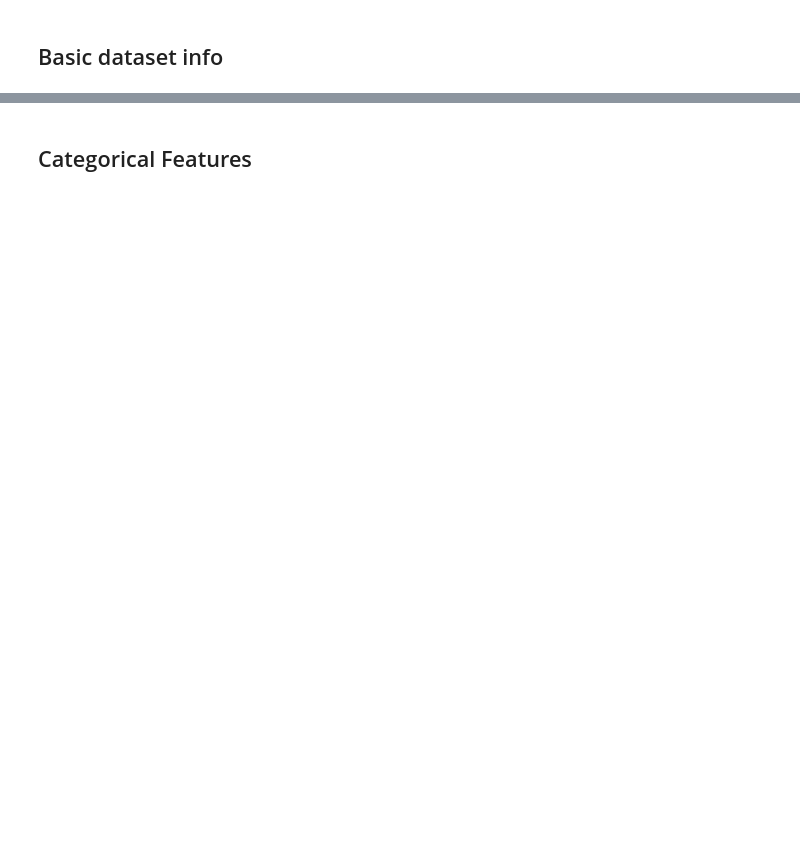
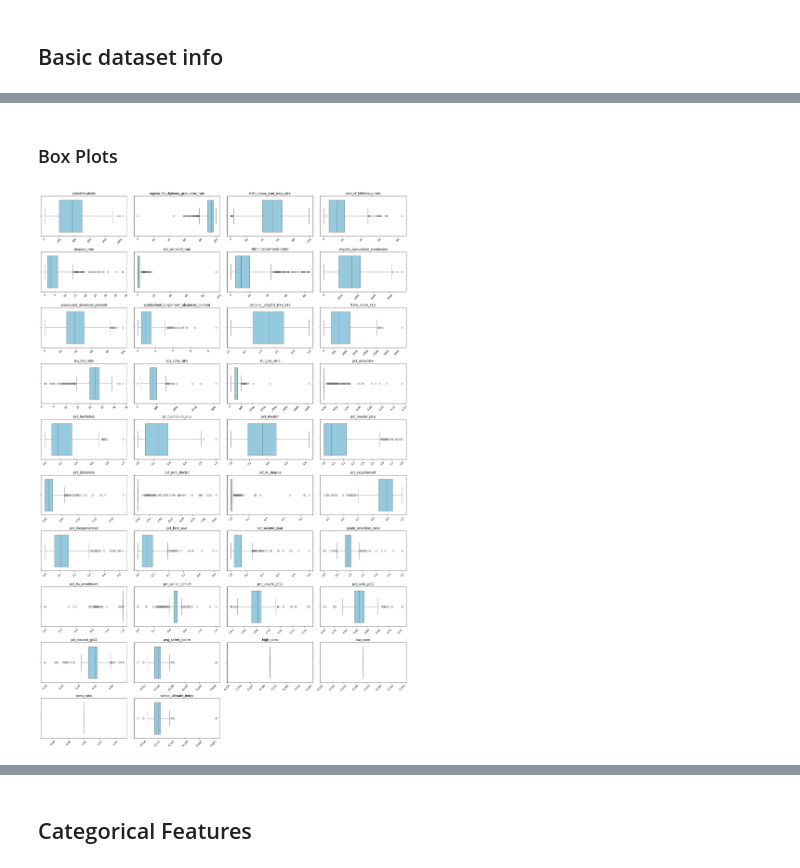
Before and after one commit to junclemente/ads599-capstone_project, a Jupyter notebook: library/02_data_exploration-univariate.ipynb, the cells around one changed output, grey strips where cells are left out. Saved outputs shown, nothing was run; the diff lists cells and outputs as text; code cells hidden in the pictures; blank space fills up the shorter version.

```diff
--- a/library/02_data_exploration-univariate.ipynb
+++ b/library/02_data_exploration-univariate.ipynb
@@ -154,0 +195,23 @@ df[cat_cols].head(10)
+# %% [markdown]
+### Box Plots
+# %%
+n_cols = 4
+n_rows = 10
+
+fig, axes = plt.subplots(n_rows, n_cols, figsize=(20, 30))
+axes = axes.flatten()
+
+for i, col in enumerate(num_cols[: n_cols * n_rows]):
+    sns.boxplot(x=df[col], ax=axes[i], color='skyblue')
+    axes[i].set_title(col)
+    axes[i].set_xlabel('')
+    axes[i].tick_params(axis="x", rotation=45)
+
+# hide unused subplots if there are fewer features than grid spots
+for j in range(i + 1, n_cols * n_rows):
+    axes[j].set_visible(False)
+
+plt.tight_layout()
+plt.show()
+# %% [output]
+[figure, added]
```
Also changed, not shown: parts of 15 cells of this notebook.
